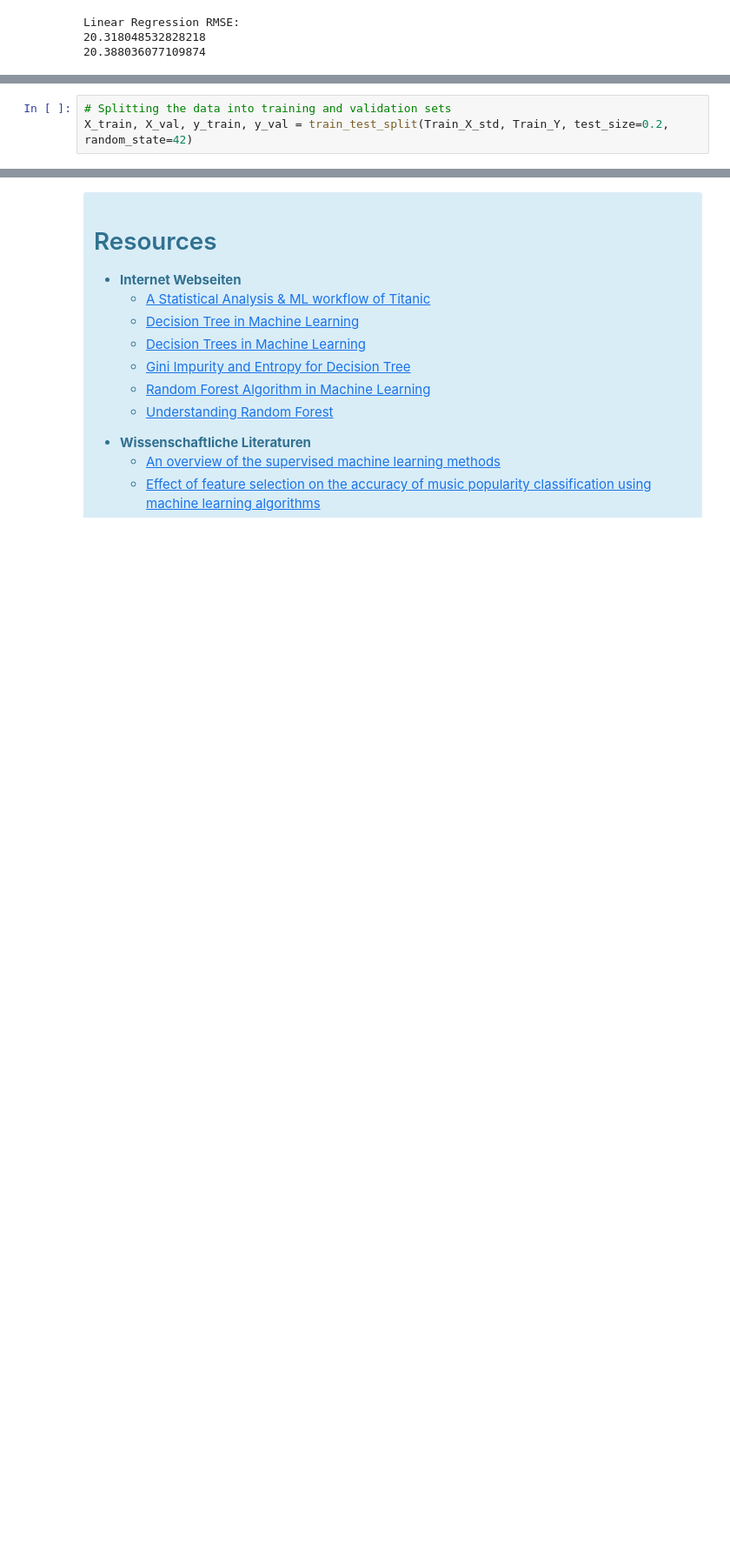
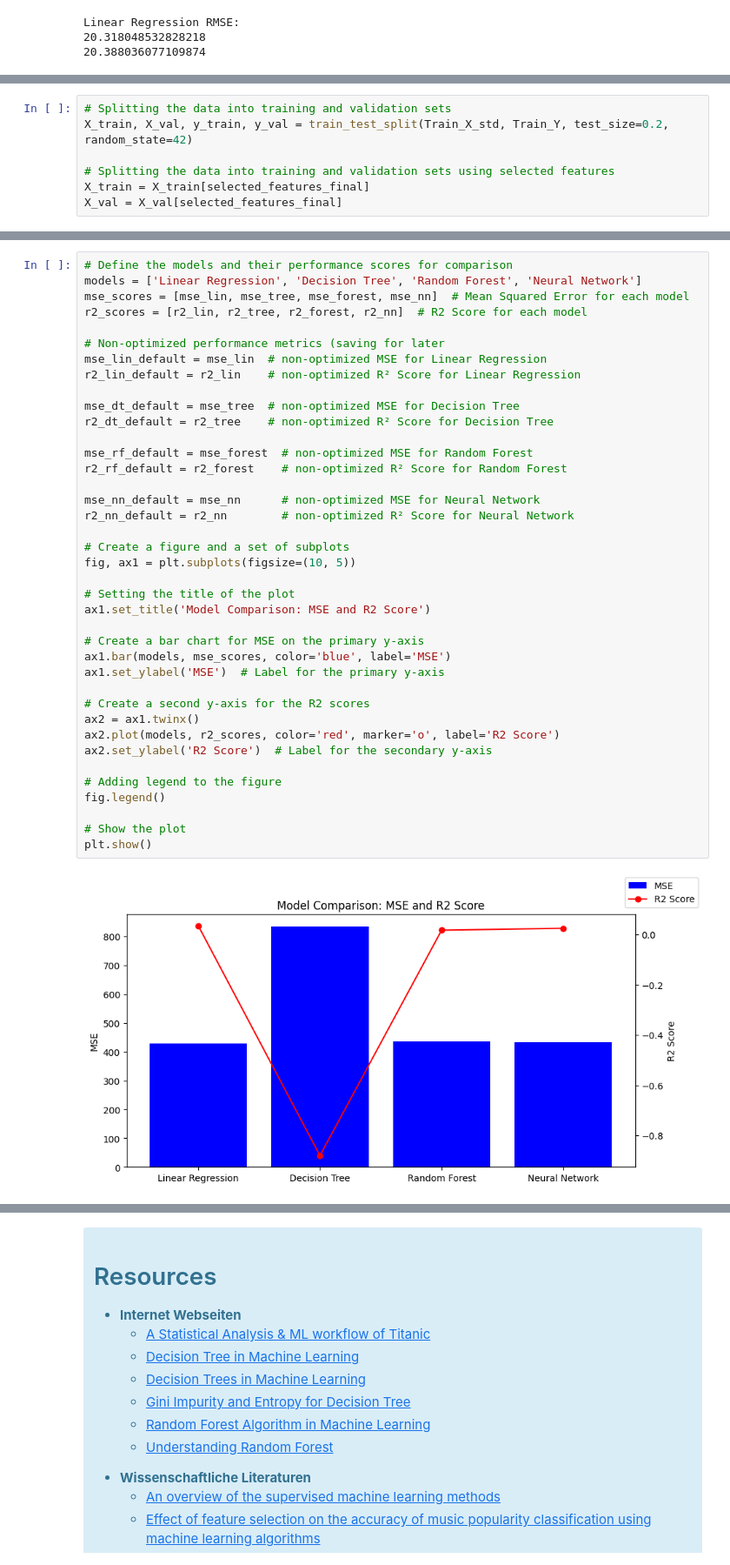
Before and after one commit to mxhmxt/Data-Exploration, a Jupyter notebook: Song_Popularity_Prediction_mit_Quellen.ipynb, the cells around one changed output, grey strips where cells are left out. Shown at 87% size. Cells and saved outputs as stored; diff of their text form; blank space fills up the shorter version.

```diff
--- a/Song_Popularity_Prediction_mit_Quellen.ipynb
+++ b/Song_Popularity_Prediction_mit_Quellen.ipynb
@@ -651,4 +806,8 @@ Die Modelle werden anhand von Mean Squared Error (MSE) und R²-Score evaluiert,
 # %%
 # Splitting the data into training and validation sets
 X_train, X_val, y_train, y_val = train_test_split(Train_X_std, Train_Y, test_size=0.2, random_state=42)
+
+# Splitting the data into training and validation sets using selected features
+X_train = X_train[selected_features_final]
+X_val = X_val[selected_features_final]
 # %% [markdown]
@@ -1234,0 +1057,41 @@ Die Validierung der Vorhersagen zeigt einen Mean Absolute Error von 34.70 und ei
+# %%
+# Define the models and their performance scores for comparison
+models = ['Linear Regression', 'Decision Tree', 'Random Forest', 'Neural Network']
+mse_scores = [mse_lin, mse_tree, mse_forest, mse_nn]  # Mean Squared Error for each model
+r2_scores = [r2_lin, r2_tree, r2_forest, r2_nn]  # R2 Score for each model
+
+# Non-optimized performance metrics (saving for later
+mse_lin_default = mse_lin  # non-optimized MSE for Linear Regression
+r2_lin_default = r2_lin    # non-optimized R² Score for Linear Regression
+
+mse_dt_default = mse_tree  # non-optimized MSE for Decision Tree
+r2_dt_default = r2_tree    # non-optimized R² Score for Decision Tree
+
+mse_rf_default = mse_forest  # non-optimized MSE for Random Forest
+r2_rf_default = r2_forest    # non-optimized R² Score for Random Forest
+
+mse_nn_default = mse_nn      # non-optimized MSE for Neural Network
+r2_nn_default = r2_nn        # non-optimized R² Score for Neural Network
+
+# Create a figure and a set of subplots
+fig, ax1 = plt.subplots(figsize=(10, 5))
+
+# Setting the title of the plot
+ax1.set_title('Model Comparison: MSE and R2 Score')
+
+# Create a bar chart for MSE on the primary y-axis
+ax1.bar(models, mse_scores, color='blue', label='MSE')
+ax1.set_ylabel('MSE')  # Label for the primary y-axis
+
+# Create a second y-axis for the R2 scores
+ax2 = ax1.twinx()
+ax2.plot(models, r2_scores, color='red', marker='o', label='R2 Score')
+ax2.set_ylabel('R2 Score')  # Label for the secondary y-axis
+
+# Adding legend to the figure
+fig.legend()
+
+# Show the plot
+plt.show()
+# %% [output]
+[figure, added]
```
Also changed, not shown: parts of 155 cells of this notebook.
